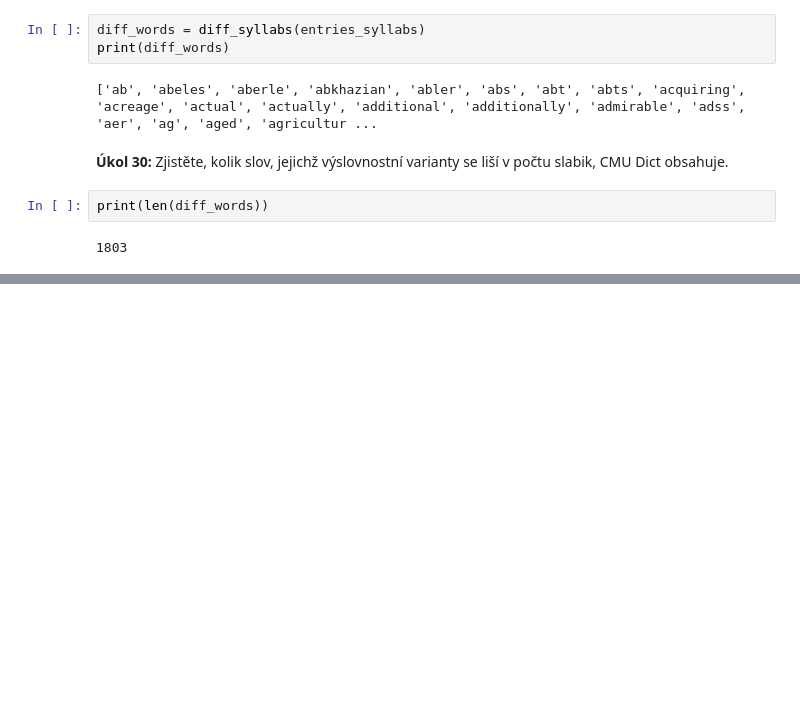
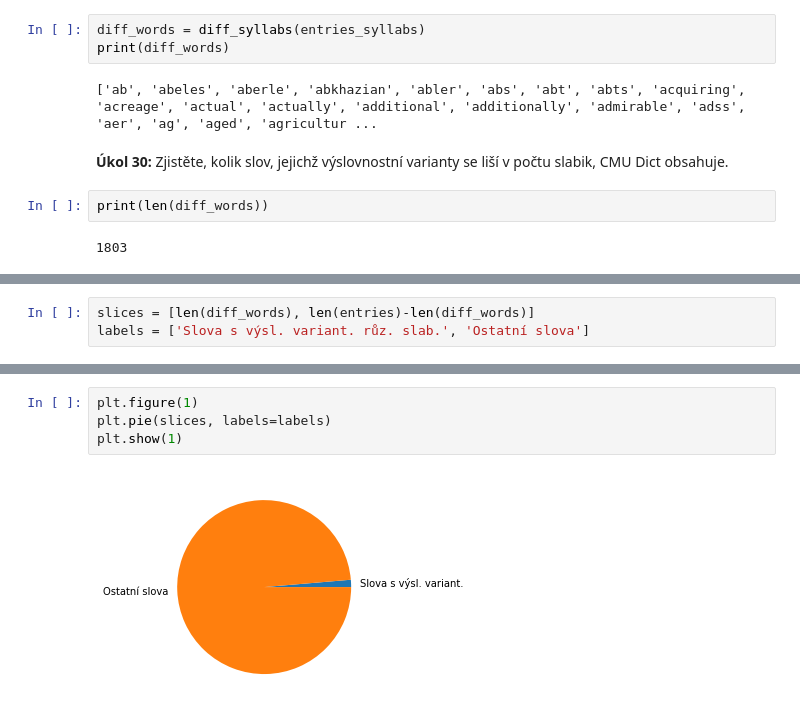
Before and after one commit to majosaurus/PLIN-programming, a Jupyter notebook: cmu_pronouncing_dict.ipynb, the cells around one changed output, grey strips where cells are left out. Cells and saved outputs as stored; diff of their text form; blank space fills up the shorter version.

Commit message:
#6 Graphs

```diff
--- a/cmu_pronouncing_dict.ipynb
+++ b/cmu_pronouncing_dict.ipynb
@@ -506,0 +521,3 @@ print(len(diff_words))
+# %%
+slices = [len(diff_words), len(entries)-len(diff_words)]
+labels = ['Slova s výsl. variant. růz. slab.', 'Ostatní slova']
@@ -506,0 +532,6 @@ print(len(diff_words))
+# %%
+plt.figure(1)
+plt.pie(slices, labels=labels)
+plt.show(1)
+# %% [output]
+[figure, added]
```
Also changed, not shown: parts of 7 cells of this notebook.
